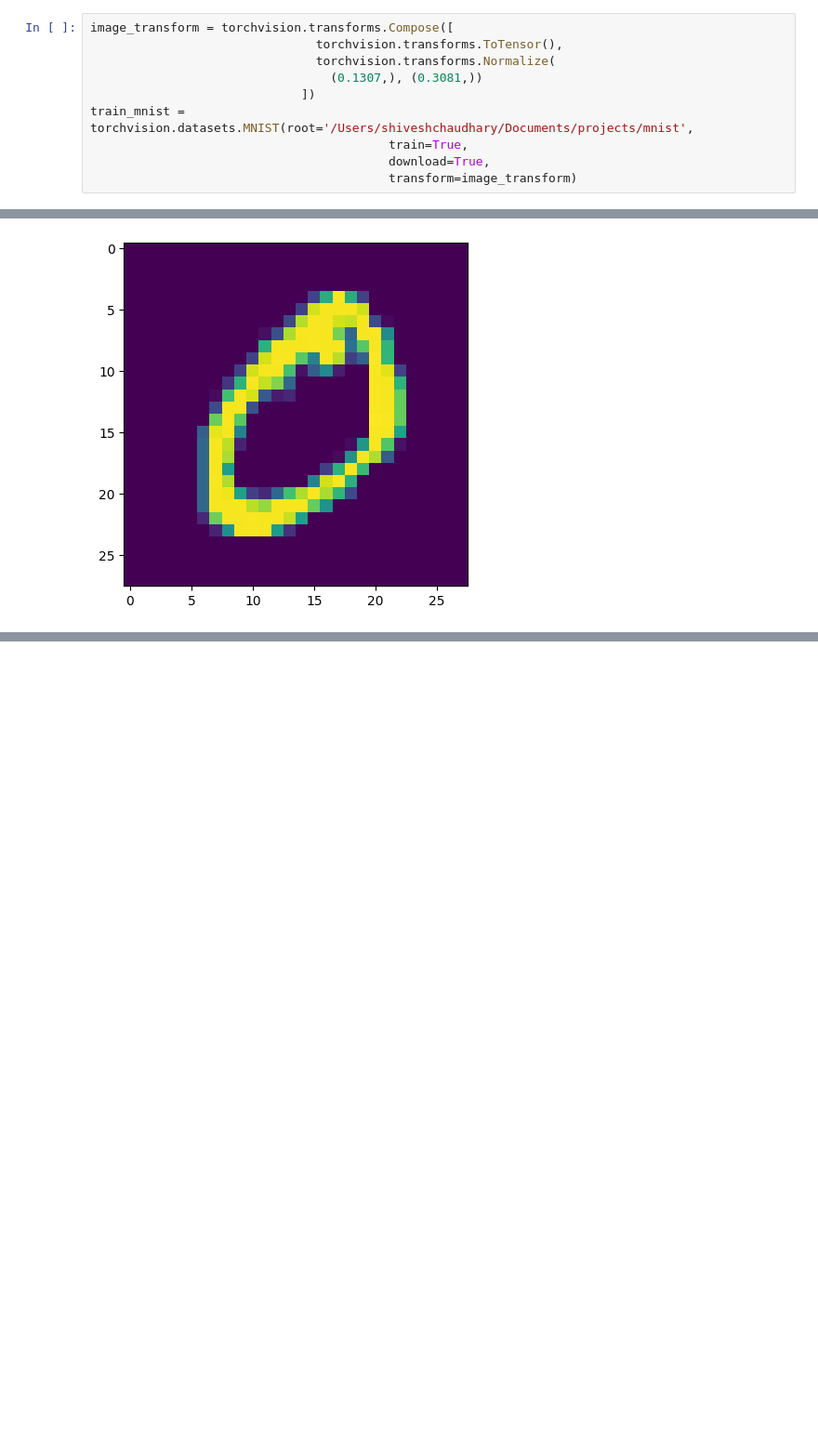
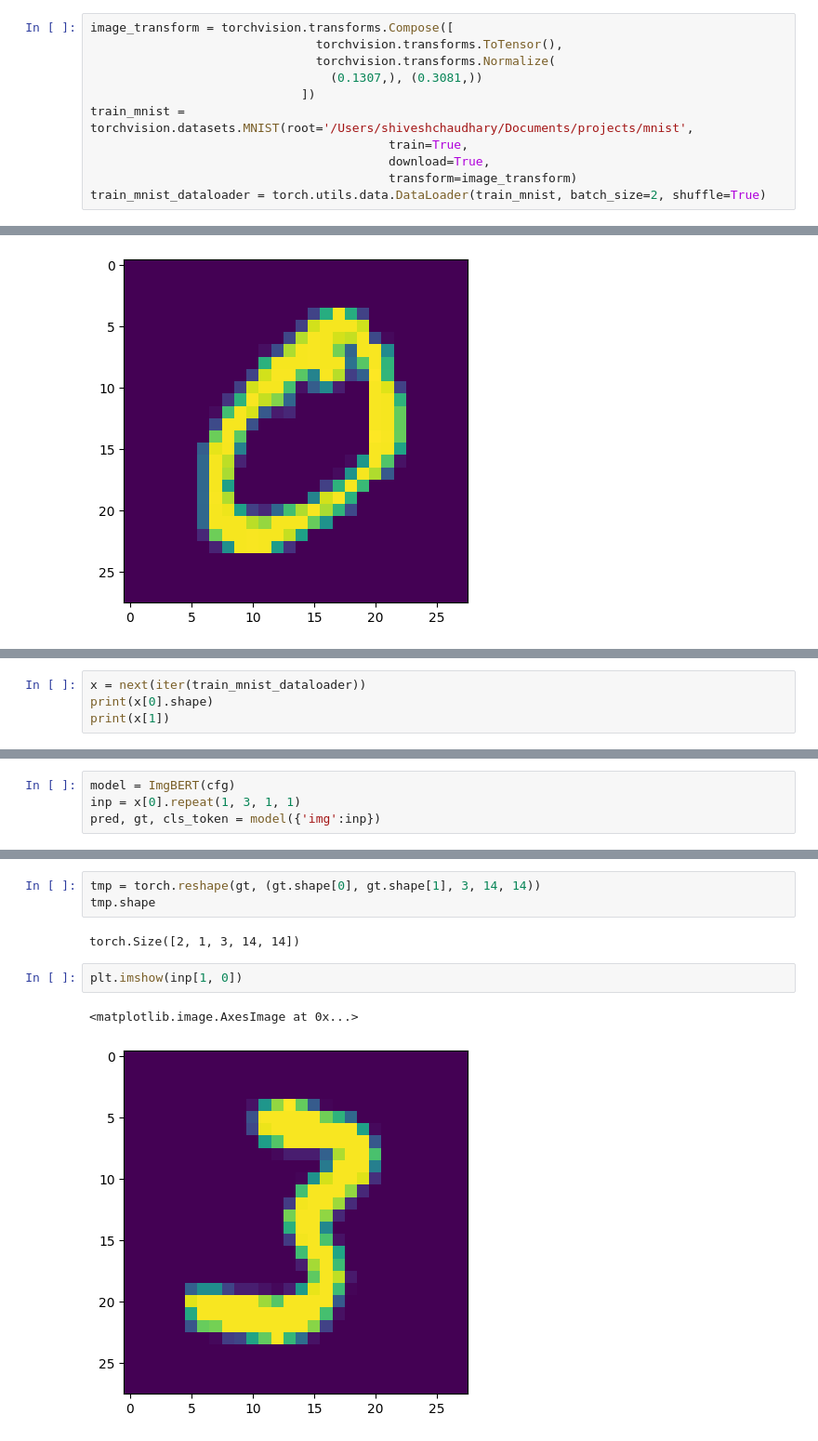
Before and after one commit to shiveshc/morph_vilbert, a Jupyter notebook: test.ipynb, the cells around one changed output, grey strips where cells are left out. Shown at 93% size. Drawn from its saved outputs; the diff is of its cells as text; blank space fills up the shorter version.

Commit message:
update model

```diff
--- a/test.ipynb
+++ b/test.ipynb
@@ -64,6 +44,7 @@ train_mnist = torchvision.datasets.MNIST(root='/Users/shiveshchaudhary/Documents
                                          train=True,
                                          download=True,
                                          transform=image_transform)
+train_mnist_dataloader = torch.utils.data.DataLoader(train_mnist, batch_size=2, shuffle=True)
 # %%
 x = train_mnist[1][0]
 x = x.repeat(3, 1, 1)
@@ -107,0 +165,4 @@ plt.imshow(x[0, 0])
+# %%
+x = next(iter(train_mnist_dataloader))
+print(x[0].shape)
+print(x[1])
@@ -107,0 +172,4 @@ plt.imshow(x[0, 0])
+# %%
+model = ImgBERT(cfg)
+inp = x[0].repeat(1, 3, 1, 1)
+pred, gt, cls_token = model({'img':inp})
@@ -107,0 +195,10 @@ plt.imshow(x[0, 0])
+# %%
+tmp = torch.reshape(gt, (gt.shape[0], gt.shape[1], 3, 14, 14))
+tmp.shape
+# %% [output]
+torch.Size([2, 1, 3, 14, 14])
+# %%
+plt.imshow(inp[1, 0])
+# %% [output]
+<matplotlib.image.AxesImage at 0x...>
+[figure, added]
```
Also changed, not shown: parts of 15 cells of this notebook, 6 other files.
